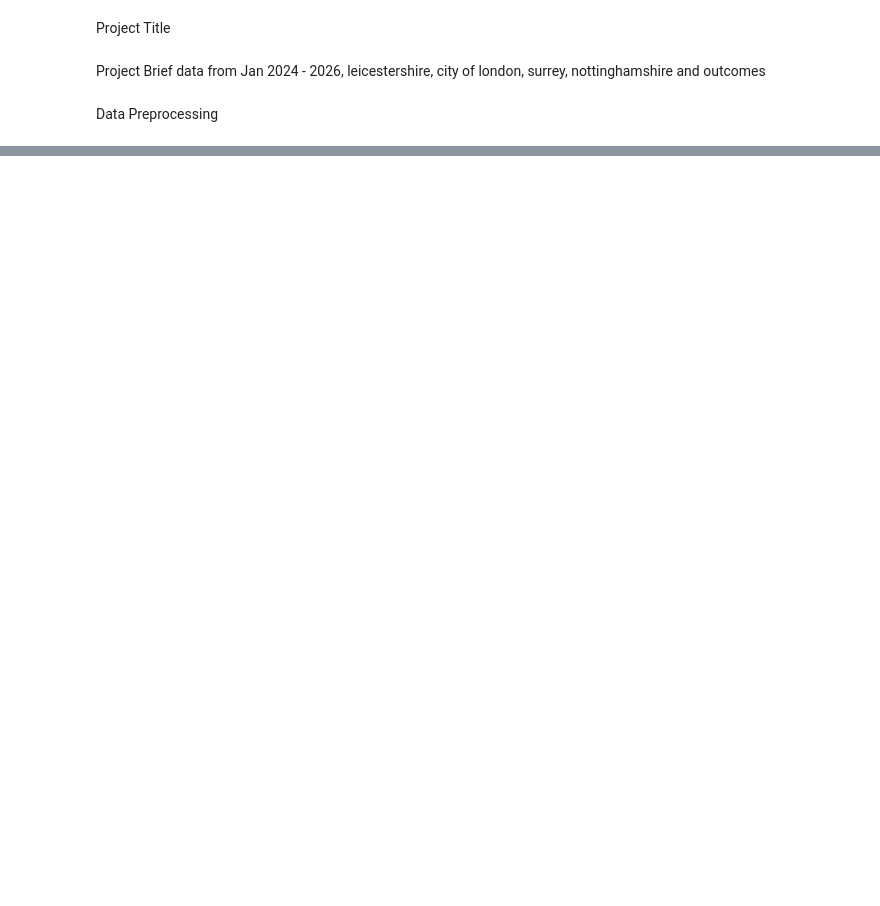
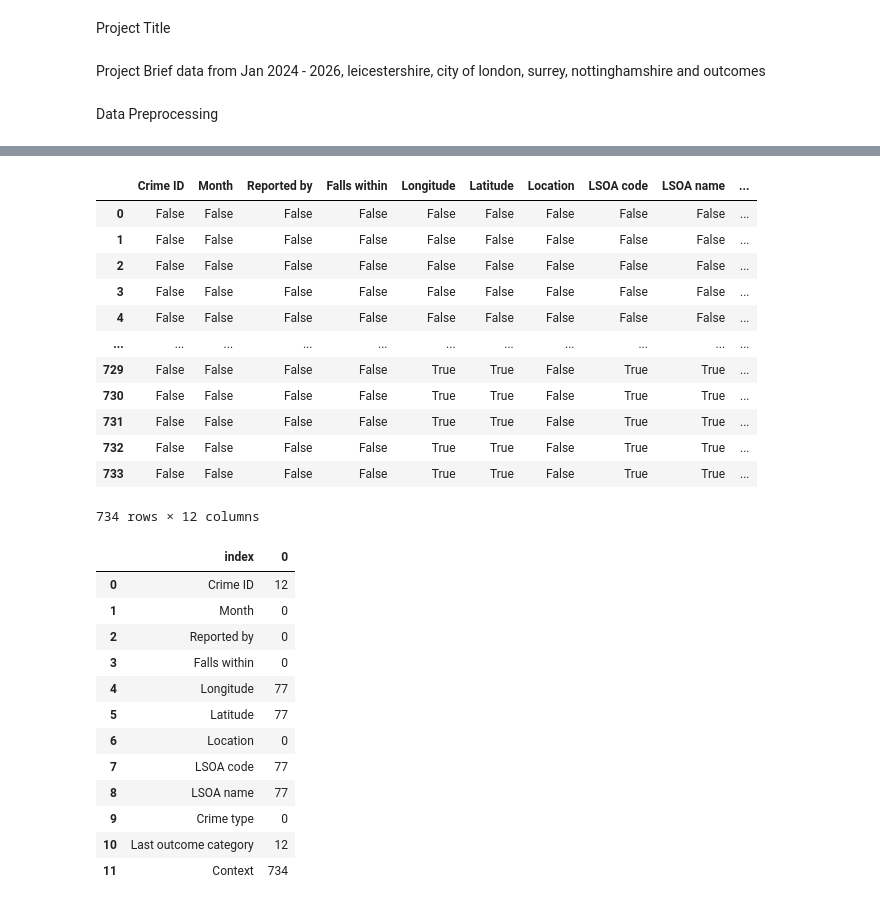
Before and after one commit to Melissa-Pasquali/Crime-Analysis-Project, a Jupyter notebook: notebooks/data_preprocessing.ipynb, the cells around one changed output, grey strips where cells are left out. Saved outputs shown, nothing was run; the diff lists cells and outputs as text; code cells hidden in the pictures; blank space fills up the shorter version.

```diff
--- a/notebooks/data_preprocessing.ipynb
+++ b/notebooks/data_preprocessing.ipynb
@@ -30,0 +60,30 @@ df.head()
+# %%
+#check for any null values and number of them per column
+display(df.isnull(),df.isnull().sum().reset_index())
+# %% [output]
+|  | Crime ID | Month | Reported by | Falls within | Longitude | Latitude | Location | LSOA code | LSOA name | ... |
+| 0 | False | False | False | False | False | False | False | False | False | ... |
+| 1 | False | False | False | False | False | False | False | False | False | ... |
+| 2 | False | False | False | False | False | False | False | False | False | ... |
+| 3 | False | False | False | False | False | False | False | False | False | ... |
+| 4 | False | False | False | False | False | False | False | False | False | ... |
+| ... | ... | ... | ... | ... | ... | ... | ... | ... | ... | ... |
+| 729 | False | False | False | False | True | True | False | True | True | ... |
+| 730 | False | False | False | False | True | True | False | True | True | ... |
+| 731 | False | False | False | False | True | True | False | True | True | ... |
+| 732 | False | False | False | False | True | True | False | True | True | ... |
+| 733 | False | False | False | False | True | True | False | True | True | ... |
+734 rows × 12 columns
+|  | index | 0 |
+| 0 | Crime ID | 12 |
+| 1 | Month | 0 |
+| 2 | Reported by | 0 |
+| 3 | Falls within | 0 |
+| 4 | Longitude | 77 |
+| 5 | Latitude | 77 |
+| 6 | Location | 0 |
+| 7 | LSOA code | 77 |
+| 8 | LSOA name | 77 |
+| 9 | Crime type | 0 |
+| 10 | Last outcome category | 12 |
+| 11 | Context | 734 |
```
Also changed, not shown: parts of 12 cells of this notebook.
